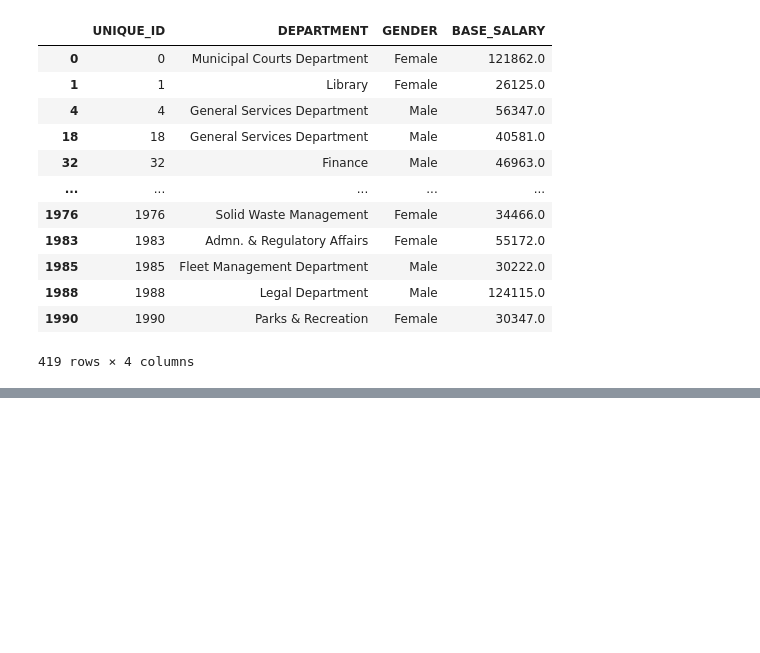
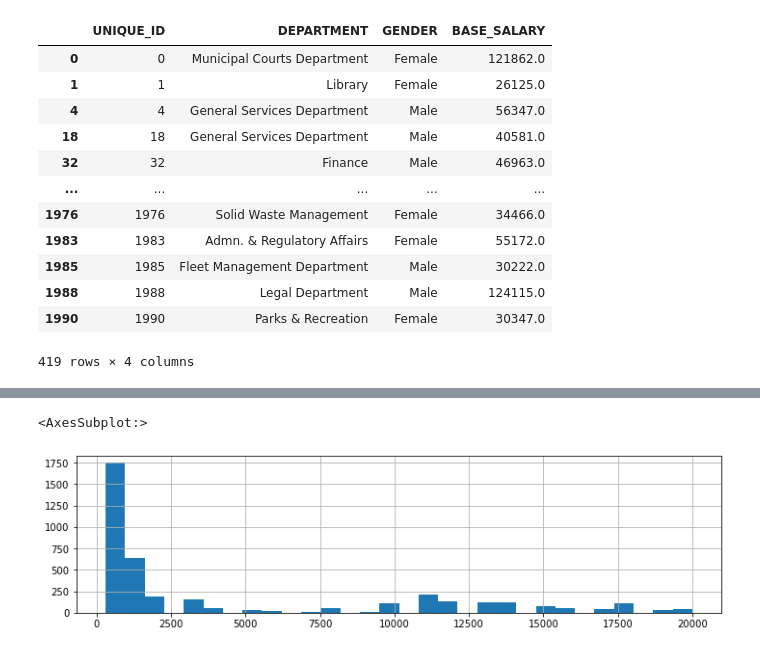
Before and after one commit to minstrel1149/pandas_practice-cookbook1, a Jupyter notebook: pd_cookbook_2_chapter7.ipynb, the cells around one changed output, grey strips where cells are left out. Drawn from its saved outputs; the diff is of its cells as text; code cells hidden in the pictures; blank space fills up the shorter version.

```diff
--- a/pd_cookbook_2_chapter7.ipynb
+++ b/pd_cookbook_2_chapter7.ipynb
@@ -299,0 +336,6 @@ emp.loc[criteria, select]
+# %%
+fig, ax = plt.subplots(figsize=(12, 3))
+fb_likes.hist(bins=30, range=(300, 20_000), ax=ax)
+# %% [output]
+<AxesSubplot:>
+[figure, added]
```
Also changed, not shown: parts of 7 cells of this notebook, 1 other file.
